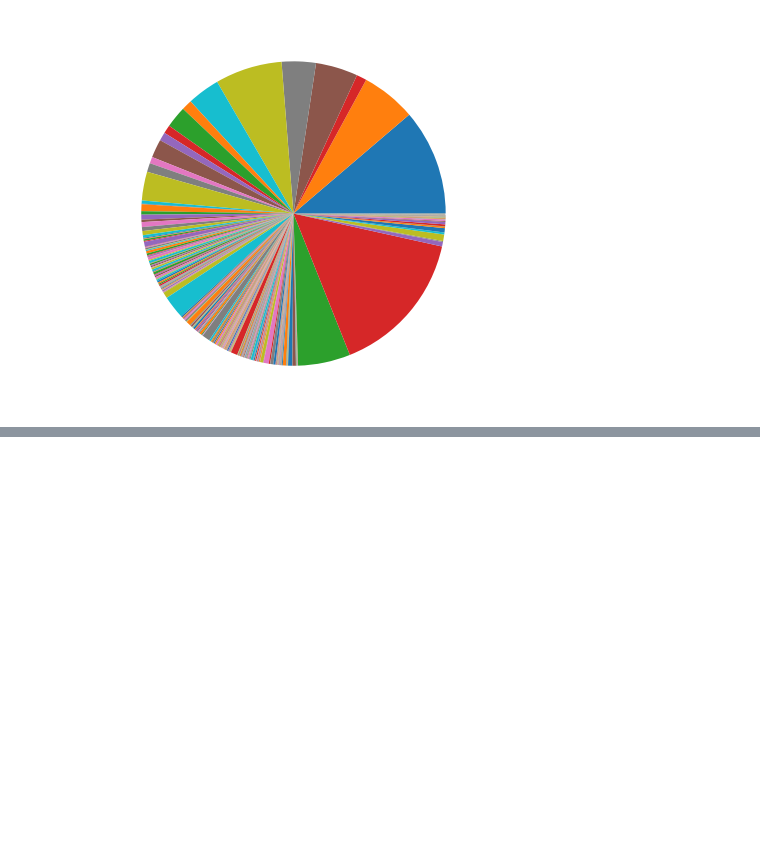
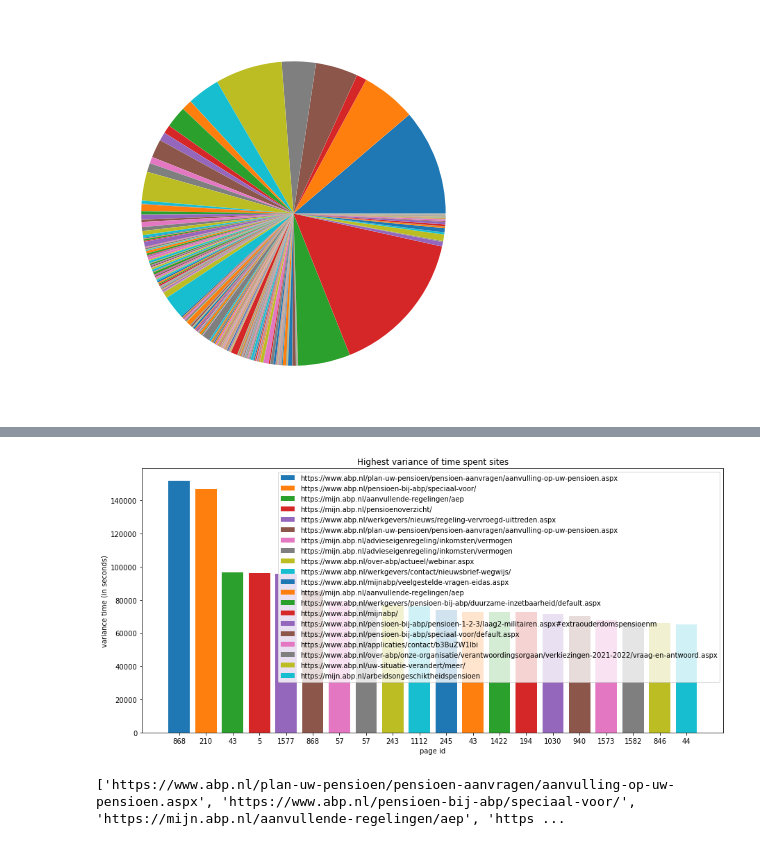
Before and after one commit to MatthewFoster02/3-1-APG-Digital-Exit-Strategy, a Jupyter notebook: src/main/time_spent_visualization.ipynb, the cells around one changed output, grey strips where cells are left out. Drawn from its saved outputs; the diff is of its cells as text; code cells hidden in the pictures; blank space fills up the shorter version.

```diff
--- a/src/main/time_spent_visualization.ipynb
+++ b/src/main/time_spent_visualization.ipynb
@@ -215,26 +243,29 @@ plt.show('top_20_avg_time_spent_sites.pdf')
 # %%
 # this part is for finding out the top N the highest variances
 
 # deciding how much far we want to go
 size = 20
 
-avg_list = get_var_list(info_list)
-[sorted_avg_list, urls_of_sorted_avg, indexes_of_sorted_avg] = get_top_N(avg_list, size)
+var_list = get_var_list(info_list, lower)
+[sorted_var_list, urls_of_sorted_var, indexes_of_sorted_var] = get_top_N(var_list, size)
 
 fig = plt.subplots(figsize = (15,7))
 
  # plt.bar(indexes_of_sorted_avg[-size:], sorted_avg_list[-size:])
 
-xs = np.arange(len(indexes_of_sorted_avg))
-plt.xticks(xs, indexes_of_sorted_avg)
+xs = np.arange(len(indexes_of_sorted_var))
+plt.xticks(xs, indexes_of_sorted_var)
 
 for i, x in enumerate(xs):
-    plt.bar(i, sorted_avg_list[x])
+    plt.bar(i, sorted_var_list[x])
 
-labels = urls_of_sorted_avg
+labels = urls_of_sorted_var
 plt.title('Highest variance of time spent sites')
 plt.xlabel('page id')
 plt.ylabel('variance time (in seconds)')
 plt.legend(labels)
 
-plt.show('top_20_variance_time_spent_sites.pdf')
+plt.show('top_20_variance_time_spent_sites_after_prune.pdf')
+# %% [output]
+[figure, added]
+['https://www.abp.nl/plan-uw-pensioen/pensioen-aanvragen/aanvulling-op-uw-pensioen.aspx', 'https://www.abp.nl/pensioen-bij-abp/speciaal-voor/', 'https://mijn.abp.nl/aanvullende-regelingen/aep', 'https ...
```
Also changed, not shown: parts of 9 cells of this notebook.
